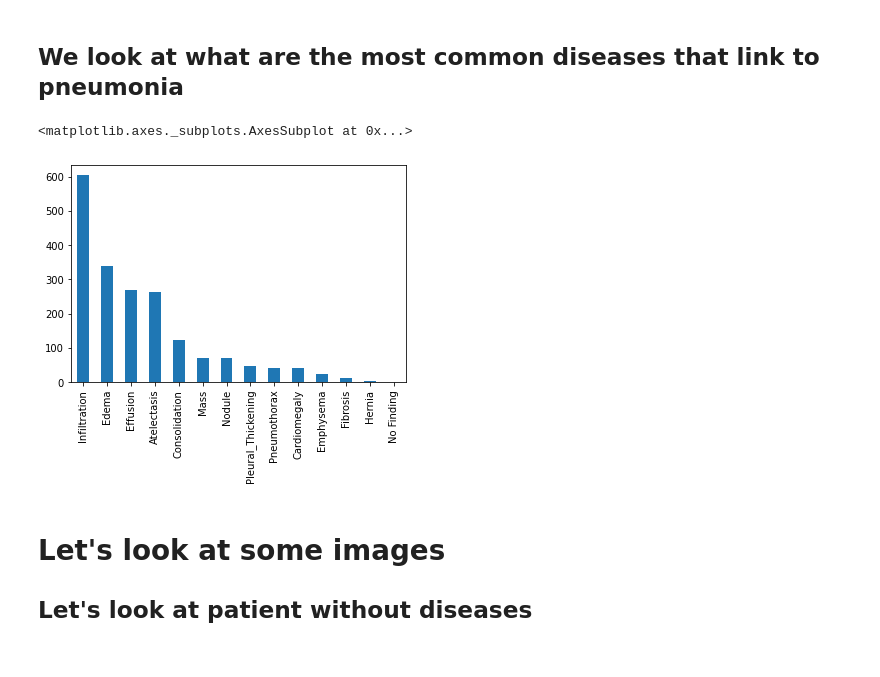
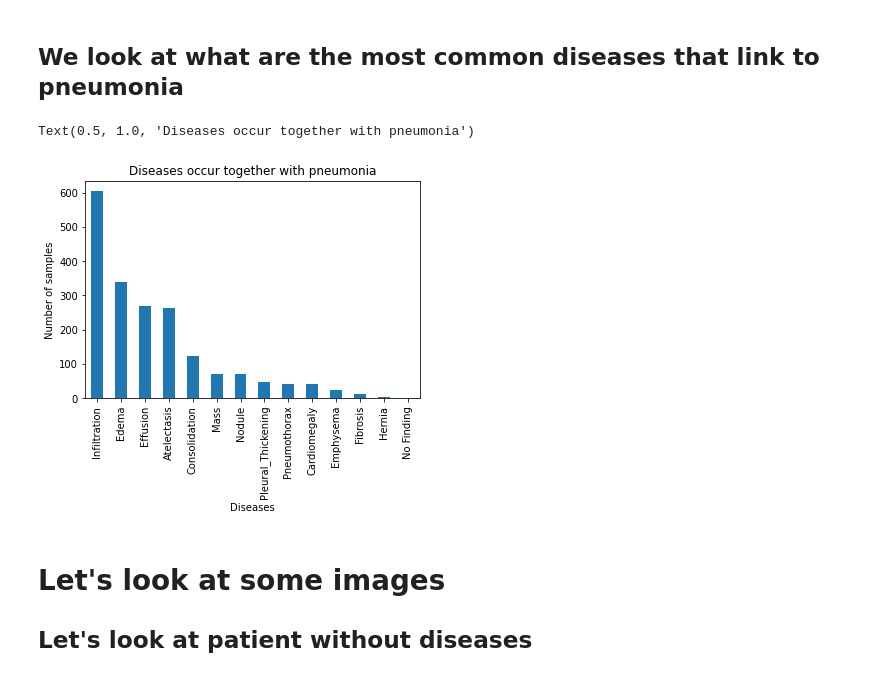
Before and after one commit to soon-yau/AIHCND_C2_Starter, a Jupyter notebook: EDA.ipynb, the cells around one changed output. Saved outputs shown, nothing was run; the diff lists cells and outputs as text; code cells hidden in the pictures.

```diff
--- a/EDA.ipynb
+++ b/EDA.ipynb
@@ -148,9 +167,12 @@ Patient with pneumonia 1431, people without pneumonia 112120
 # %%
 all_labels.remove('Pneumonia')
 df[df['Pneumonia']==1][all_labels].sum().sort_values(ascending=False).plot(kind='bar')
+plt.ylabel('Number of samples')
+plt.xlabel('Diseases')
+plt.title('Diseases occur together with pneumonia')
 # %% [output]
-<matplotlib.axes._subplots.AxesSubplot at 0x...>
+Text(0.5, 1.0, 'Diseases occur together with pneumonia')
-[figure, old version]
+[figure, new version]
 # %% [markdown]
 # Let's look at some images
 ## Let's look at patient without diseases
```
Also changed, not shown: parts of 13 cells of this notebook, 2 other files.
